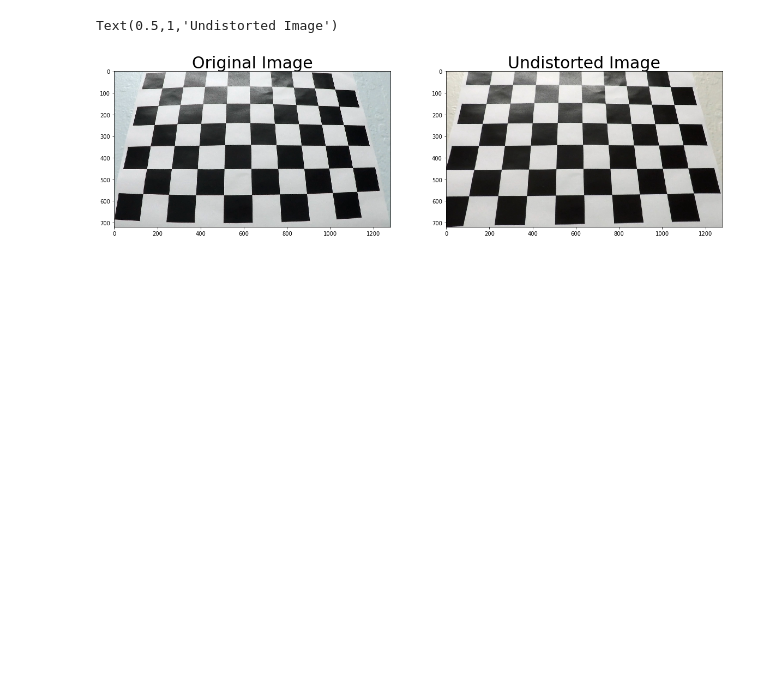
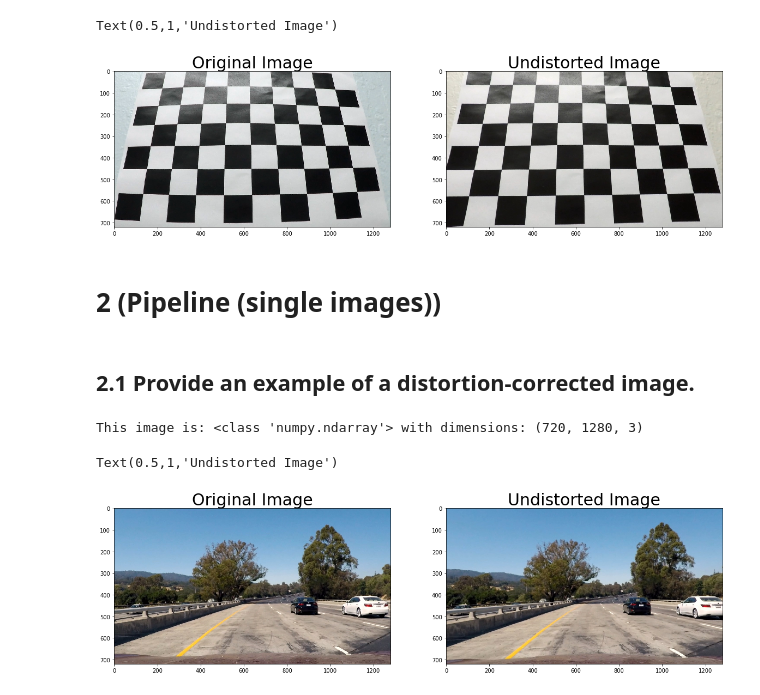
Before and after one commit to uv1000/P2, a Jupyter notebook: P2_SDC_Ulrich_Voll.ipynb, the cells around one changed output. Drawn from its saved outputs; the diff is of its cells as text; code cells hidden in the pictures; blank space fills up the shorter version.

```diff
--- a/P2_SDC_Ulrich_Voll.ipynb
+++ b/P2_SDC_Ulrich_Voll.ipynb
@@ -49,7 +49,7 @@ for idx, fname in enumerate(images):
 
         # Draw and display the corners
         cv2.drawChessboardCorners(img, (nx,ny), corners, ret)
-        write_name = 'corners_found'+str(idx)+'.jpg'
+        write_name = 'corners_found/corners_found'+str(idx)+'.jpg'
         cv2.imwrite(write_name, img)
         cv2.imshow('img', img)
         #plt.imshow(img) #cv2.imshow('img', img)
@@ -93,3 +93,27 @@ ax2.set_title('Undistorted Image', fontsize=30)
 # %% [output]
 Text(0.5,1,'Undistorted Image')
 [figure]
+# %% [markdown]
+# 2 (Pipeline (single images))
+# %% [markdown]
+## 2.1 Provide an example of a distortion-corrected image.
+# %%
+
+#reading in an image#readin
+image = mpimg.imread('test_images/test1.jpg')
+
+#printing out some stats and plotting
+print('This image is:', type(image), 'with dimensions:', image.shape)
+#plt.imshow(image)
+dst = cv2.undistort(image, mtx, dist, None, mtx)
+#cv2.imwrite('./test_images/test1_undist.jpg',dst)
+# Visualize undistortion
+f, (ax1, ax2) = plt.subplots(1, 2, figsize=(20,10))
+ax1.imshow(image)
+ax1.set_title('Original Image', fontsize=30)
+ax2.imshow(dst)
+ax2.set_title('Undistorted Image', fontsize=30)
+# %% [output]
+This image is: <class 'numpy.ndarray'> with dimensions: (720, 1280, 3)
+Text(0.5,1,'Undistorted Image')
+[figure, added]
```
